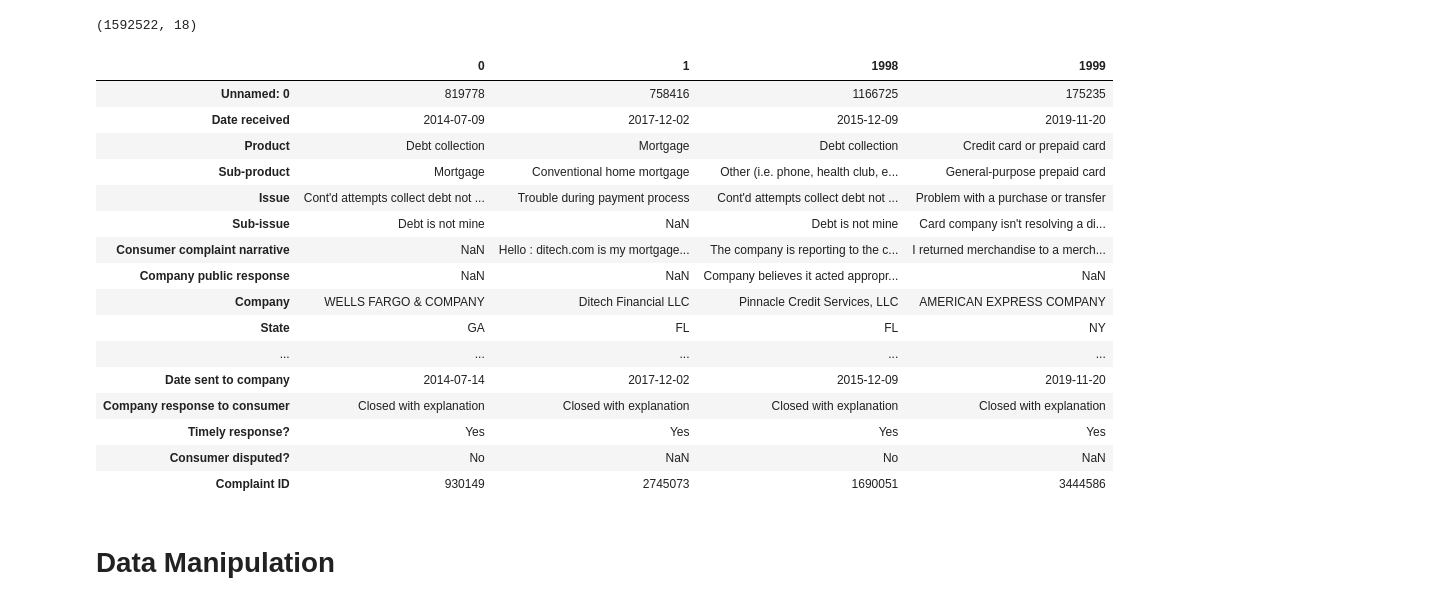
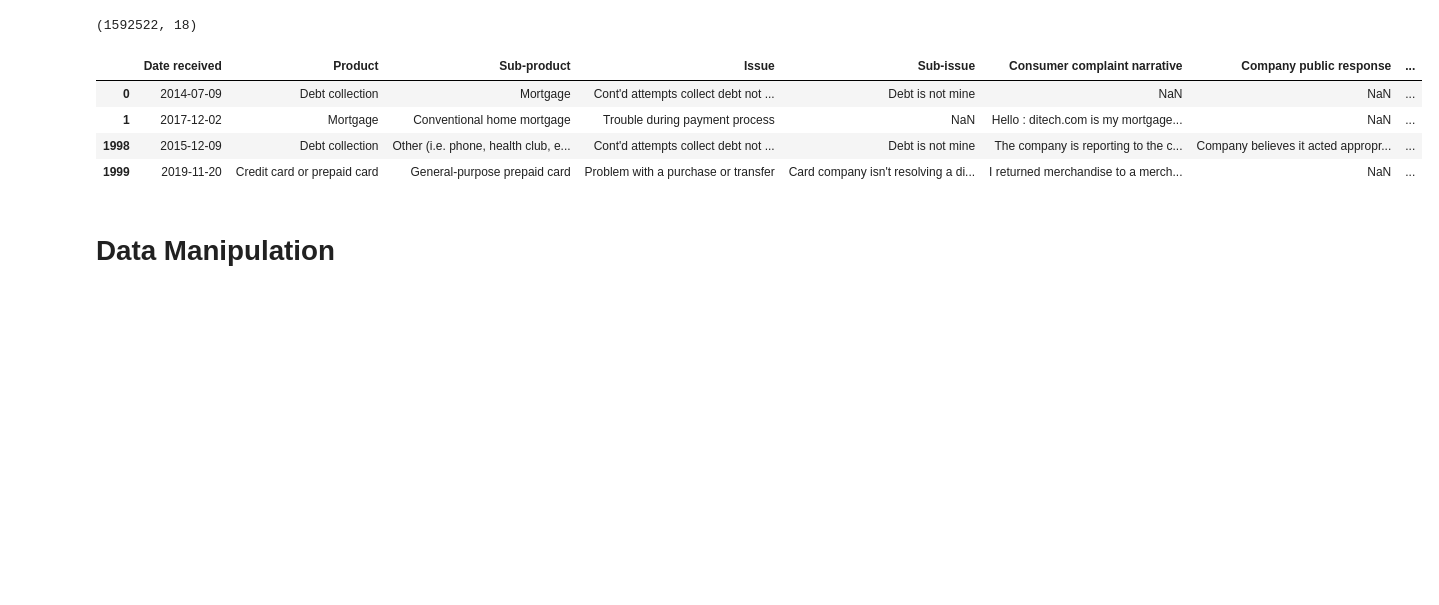
Before and after one commit to bhishanpdl/Project_Consumer_Complaint, a Jupyter notebook: notebooks/a01_text_processing.ipynb, the cells around one changed output. Drawn from its saved outputs; the diff is of its cells as text; code cells hidden in the pictures; blank space fills up the shorter version.

```diff
--- a/notebooks/a01_text_processing.ipynb
+++ b/notebooks/a01_text_processing.ipynb
@@ -100,26 +101,14 @@ df.sample(n=2_000,random_state=SEED).to_csv('../data/small_complaints.csv')
 # %% [output]
 (1592522, 18)
 # %%
-df = pd.read_csv('../data/small_complaints.csv')
-df.head(2).append(df.tail(2)).T
+df = pd.read_csv('../data/complaints_2k.csv')
+df.head(2).append(df.tail(2))
 # %% [output]
-|  | 0 | 1 | 1998 | 1999 |
-| Unnamed: 0 | 819778 | 758416 | 1166725 | 175235 |
-| Date received | 2014-07-09 | 2017-12-02 | 2015-12-09 | 2019-11-20 |
-| Product | Debt collection | Mortgage | Debt collection | Credit card or prepaid card |
-| Sub-product | Mortgage | Conventional home mortgage | Other (i.e. phone, health club, e... | General-purpose prepaid card |
-| Issue | Cont'd attempts collect debt not ... | Trouble during payment process | Cont'd attempts collect debt not ... | Problem with a purchase or transfer |
-| Sub-issue | Debt is not mine | NaN | Debt is not mine | Card company isn't resolving a di... |
-| Consumer complaint narrative | NaN | Hello : ditech.com is my mortgage... | The company is reporting to the c... | I returned merchandise to a merch... |
-| Company public response | NaN | NaN | Company believes it acted appropr... | NaN |
-| Company | WELLS FARGO & COMPANY | Ditech Financial LLC | Pinnacle Credit Services, LLC | AMERICAN EXPRESS COMPANY |
-| State | GA | FL | FL | NY |
-| ... | ... | ... | ... | ... |
-| Date sent to company | 2014-07-14 | 2017-12-02 | 2015-12-09 | 2019-11-20 |
-| Company response to consumer | Closed with explanation | Closed with explanation | Closed with explanation | Closed with explanation |
-| Timely response? | Yes | Yes | Yes | Yes |
-| Consumer disputed? | No | NaN | No | NaN |
-| Complaint ID | 930149 | 2745073 | 1690051 | 3444586 |
+|  | Date received | Product | Sub-product | Issue | Sub-issue | Consumer complaint narrative | Company public response | ... |
+| 0 | 2014-07-09 | Debt collection | Mortgage | Cont'd attempts collect debt not ... | Debt is not mine | NaN | NaN | ... |
+| 1 | 2017-12-02 | Mortgage | Conventional home mortgage | Trouble during payment process | NaN | Hello : ditech.com is my mortgage... | NaN | ... |
+| 1998 | 2015-12-09 | Debt collection | Other (i.e. phone, health club, e... | Cont'd attempts collect debt not ... | Debt is not mine | The company is reporting to the c... | Company believes it acted appropr... | ... |
+| 1999 | 2019-11-20 | Credit card or prepaid card | General-purpose prepaid card | Problem with a purchase or transfer | Card company isn't resolving a di... | I returned merchandise to a merch... | NaN | ... |
 # %% [markdown]
 # Data Manipulation
 # %% [markdown]
```
Also changed, not shown: parts of 6 cells of this notebook, 8 other files.
